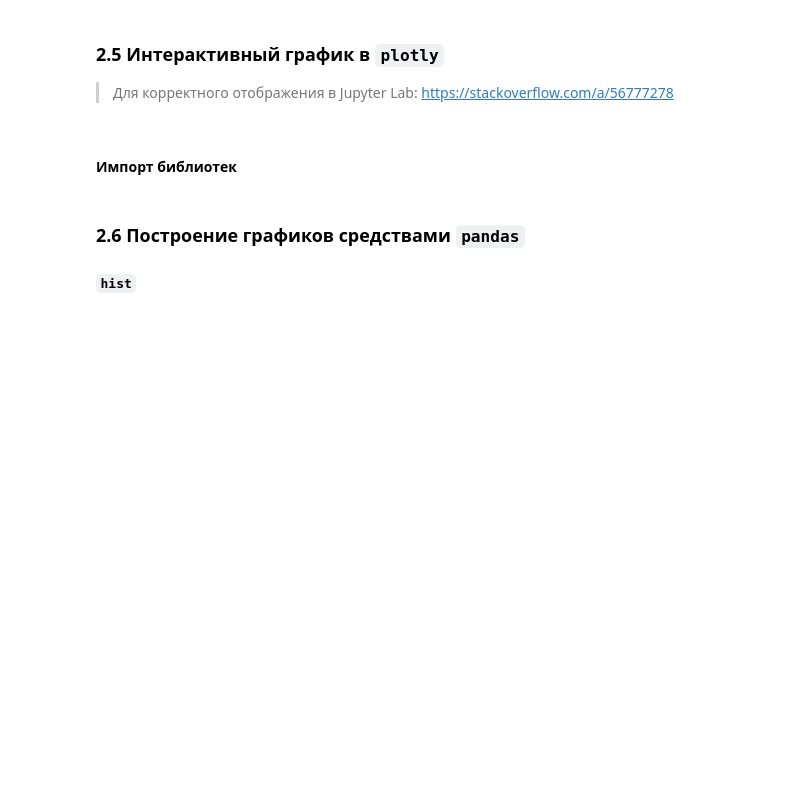
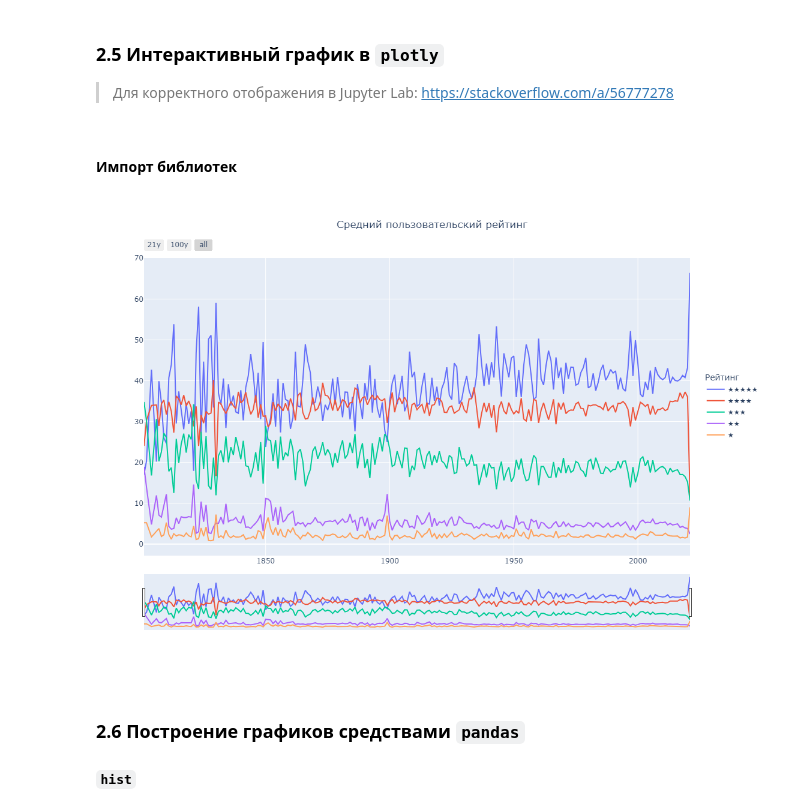
Before and after one commit to underburned/ait-ph, a Jupyter notebook: lectures/lecture_2/lecture_2.ipynb, the cells around one changed output. Cells and saved outputs as stored; diff of their text form; code cells hidden in the pictures; blank space fills up the shorter version.

```diff
--- a/lectures/lecture_2/lecture_2.ipynb
+++ b/lectures/lecture_2/lecture_2.ipynb
@@ -418,34 +827,36 @@ fig_1.update_layout(
     legend_title="Рейтинг",
     legend = dict(orientation = "v", y = .5, x = 1.025)
 )
 
 # Add range slider
 fig_1.update_layout(
     xaxis = dict(
         rangeselector = dict(
             buttons = list([
                 dict(count = 21,
                      label = "21y",
                      step = "year",
                      stepmode = "backward"),
                 dict(count = 100,
                      label = "100y",
                      step = "year",
                      stepmode = "backward"),
                 dict(step = "all")
             ])
         ),
         rangeslider = dict(
             visible = True
         ),
         type = "date"
     ),
     autosize=False,
-    width=1300,
+    width=1100,
     height=800,
 )
 
 fig_1.show()
+# %% [output]
+[figure, added]
 # %% [markdown]
 ### 2.6 Построение графиков средствами `pandas`
 #### `hist`
```
Also changed, not shown: parts of 75 cells of this notebook.
